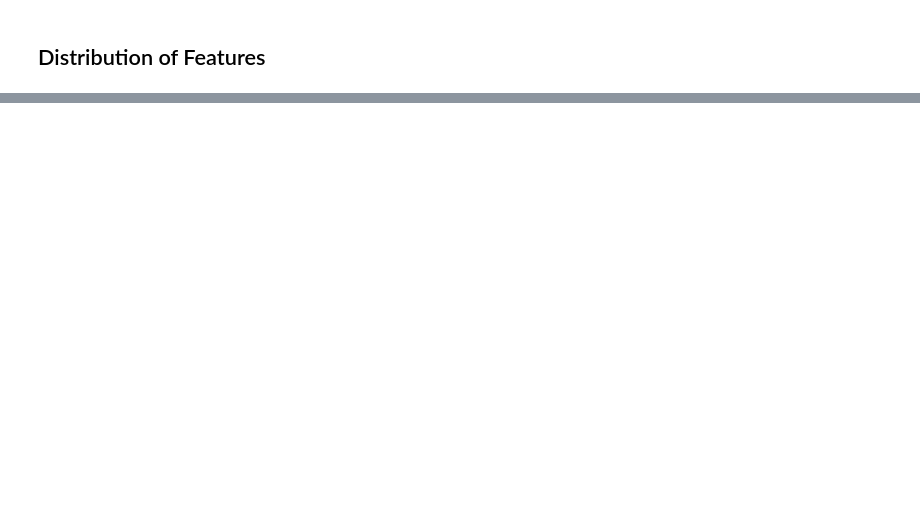
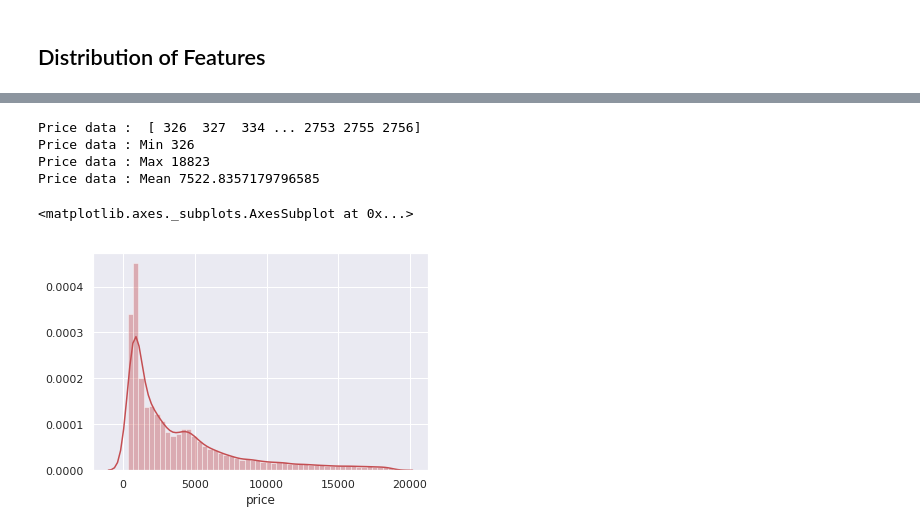
Before and after one commit to SudhakarAnemu/AI-DS-ML-DL-, a Jupyter notebook: ML/PracticeDiamond.ipynb, the cells around one changed output, grey strips where cells are left out. Cells and saved outputs as stored; diff of their text form; code cells hidden in the pictures; blank space fills up the shorter version.

```diff
--- a/ML/PracticeDiamond.ipynb
+++ b/ML/PracticeDiamond.ipynb
@@ -129,0 +141,15 @@ sns.distplot(ds.table, color="r", ax=axes[1, 0])
+# %%
+arr = ds["price"].unique()
+print("Price data : ", arr)
+print("Price data : Min", arr.min())
+print("Price data : Max", arr.max())
+print("Price data : Mean", arr.mean())
+sns.set();
+sns.distplot(ds.price, color="r", hist=True, kde=True)
+# %% [output]
+Price data :  [ 326  327  334 ... 2753 2755 2756]
+Price data : Min 326
+Price data : Max 18823
+Price data : Mean 7522.8357179796585
+<matplotlib.axes._subplots.AxesSubplot at 0x...>
+[figure, added]
```
Also changed, not shown: parts of 14 cells of this notebook.
